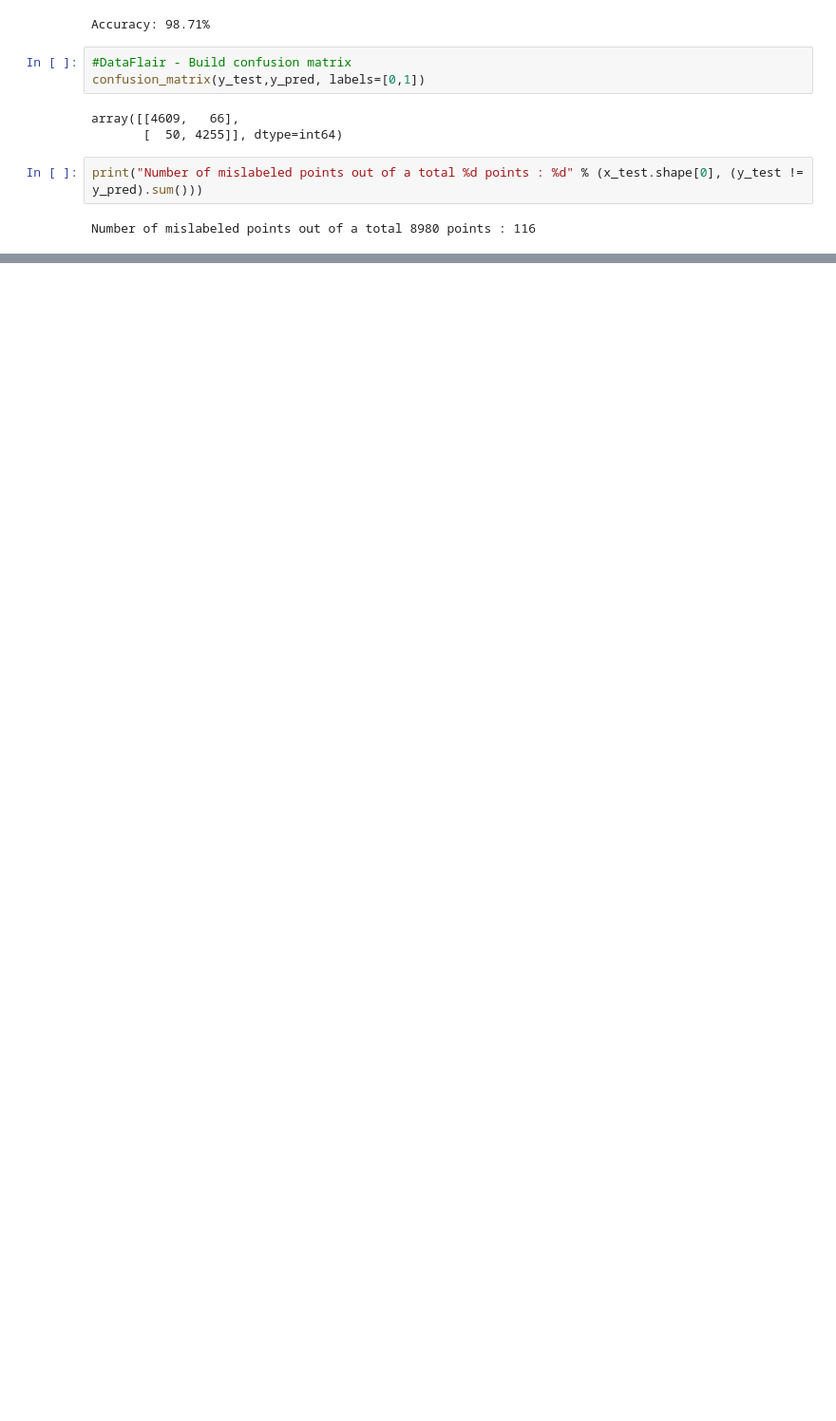
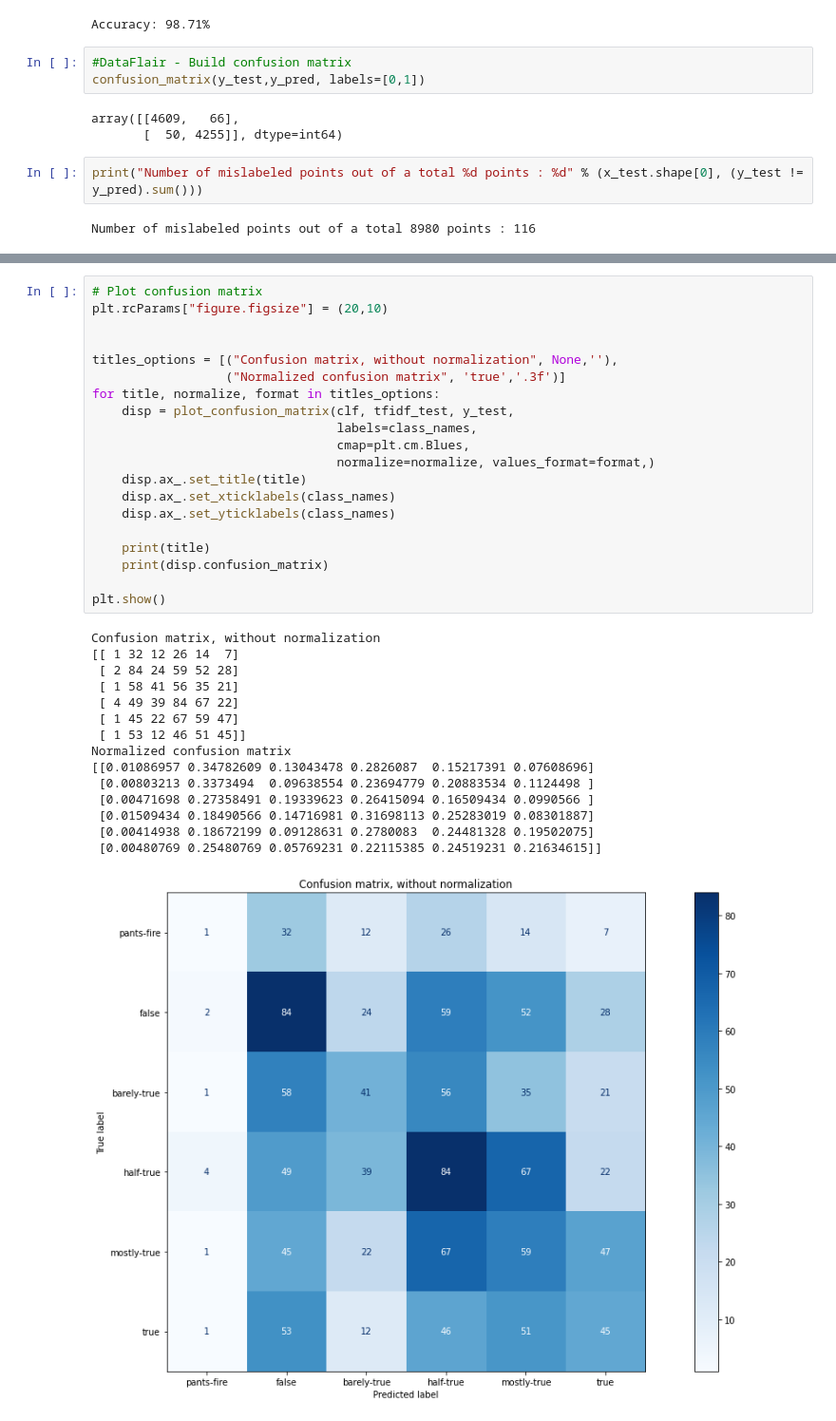
Before and after one commit to spolo96/Fake-news-detection-study, a Jupyter notebook: models/LogisticRegression-FakeNewsDetection.ipynb, the cells around one changed output, grey strips where cells are left out. Shown at 95% size. Saved outputs shown, nothing was run; the diff lists cells and outputs as text; blank space fills up the shorter version.

```diff
--- a/models/LogisticRegression-FakeNewsDetection.ipynb
+++ b/models/LogisticRegression-FakeNewsDetection.ipynb
@@ -309,0 +476,36 @@ Number of mislabeled points out of a total 8980 points : 116
+# %%
+# Plot confusion matrix
+plt.rcParams["figure.figsize"] = (20,10)
+
+
+titles_options = [("Confusion matrix, without normalization", None,''),
+                  ("Normalized confusion matrix", 'true','.3f')]
+for title, normalize, format in titles_options:
+    disp = plot_confusion_matrix(clf, tfidf_test, y_test,
+                                 labels=class_names,
+                                 cmap=plt.cm.Blues,
+                                 normalize=normalize, values_format=format,)
+    disp.ax_.set_title(title)
+    disp.ax_.set_xticklabels(class_names)
+    disp.ax_.set_yticklabels(class_names)
+
+    print(title)
+    print(disp.confusion_matrix)
+
+plt.show()
+# %% [output]
+Confusion matrix, without normalization
+[[ 1 32 12 26 14  7]
+ [ 2 84 24 59 52 28]
+ [ 1 58 41 56 35 21]
+ [ 4 49 39 84 67 22]
+ [ 1 45 22 67 59 47]
+ [ 1 53 12 46 51 45]]
+Normalized confusion matrix
+[[0.01086957 0.34782609 0.13043478 0.2826087  0.15217391 0.07608696]
+ [0.00803213 0.3373494  0.09638554 0.23694779 0.20883534 0.1124498 ]
+ [0.00471698 0.27358491 0.19339623 0.26415094 0.16509434 0.0990566 ]
+ [0.01509434 0.18490566 0.14716981 0.31698113 0.25283019 0.08301887]
+ [0.00414938 0.18672199 0.09128631 0.2780083  0.24481328 0.19502075]
+ [0.00480769 0.25480769 0.05769231 0.22115385 0.24519231 0.21634615]]
+[figure, added]
```
Also changed, not shown: parts of 17 cells of this notebook, 1 other file.
